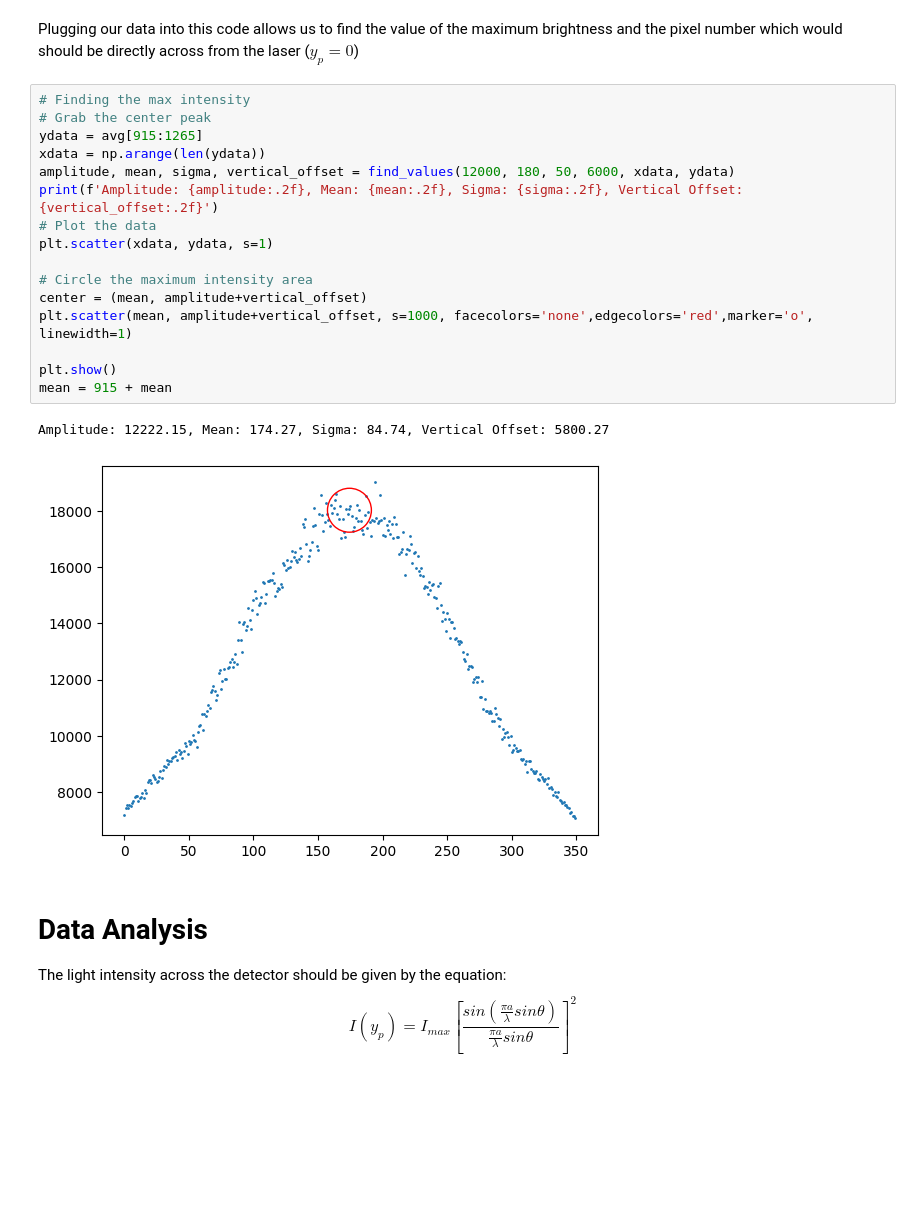
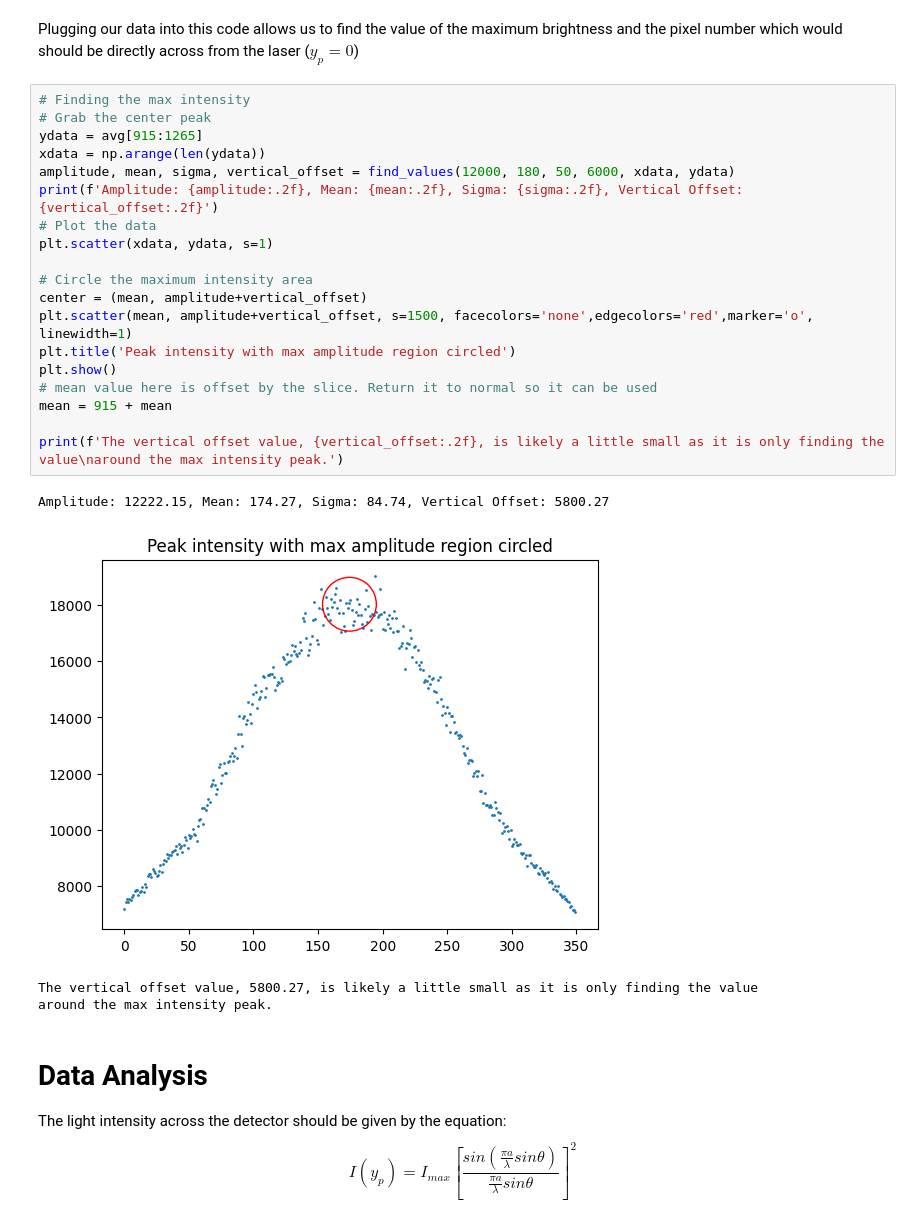
Before and after one commit to maraMaraschino/Adv-Lab, a Jupyter notebook: Optical Diffraction/Optical-Diffraction-Data-Analysis/OpticalDiffractionDataProcessing-HDF5.ipynb, the cells around one changed output. Cells and saved outputs as stored; diff of their text form; blank space fills up the shorter version.

```diff
--- a/Optical Diffraction/Optical-Diffraction-Data-Analysis/OpticalDiffractionDataProcessing-HDF5.ipynb
+++ b/Optical Diffraction/Optical-Diffraction-Data-Analysis/OpticalDiffractionDataProcessing-HDF5.ipynb
@@ -198,22 +198,27 @@ Plugging our data into this code allows us to find the value of the maximum brig
 # %%
 # Finding the max intensity
 # Grab the center peak
 ydata = avg[915:1265]
 xdata = np.arange(len(ydata))
 amplitude, mean, sigma, vertical_offset = find_values(12000, 180, 50, 6000, xdata, ydata)
 print(f'Amplitude: {amplitude:.2f}, Mean: {mean:.2f}, Sigma: {sigma:.2f}, Vertical Offset: {vertical_offset:.2f}')
 # Plot the data
 plt.scatter(xdata, ydata, s=1)
 
 # Circle the maximum intensity area
 center = (mean, amplitude+vertical_offset)
-plt.scatter(mean, amplitude+vertical_offset, s=1000, facecolors='none',edgecolors='red',marker='o', linewidth=1)
+plt.scatter(mean, amplitude+vertical_offset, s=1500, facecolors='none',edgecolors='red',marker='o', linewidth=1)
+plt.title('Peak intensity with max amplitude region circled')
+plt.show()
+# mean value here is offset by the slice. Return it to normal so it can be used
+mean = 915 + mean
 
-plt.show()
-mean = 915 + mean
+print(f'The vertical offset value, {vertical_offset:.2f}, is likely a little small as it is only finding the value\naround the max intensity peak.')
 # %% [output]
 Amplitude: 12222.15, Mean: 174.27, Sigma: 84.74, Vertical Offset: 5800.27
-[figure, old version]
+[figure, new version]
+The vertical offset value, 5800.27, is likely a little small as it is only finding the value
+around the max intensity peak.
 # %% [markdown]
 # Data Analysis
 The light intensity across the detector should be given by the equation:
```
Also changed, not shown: parts of 5 cells of this notebook.
